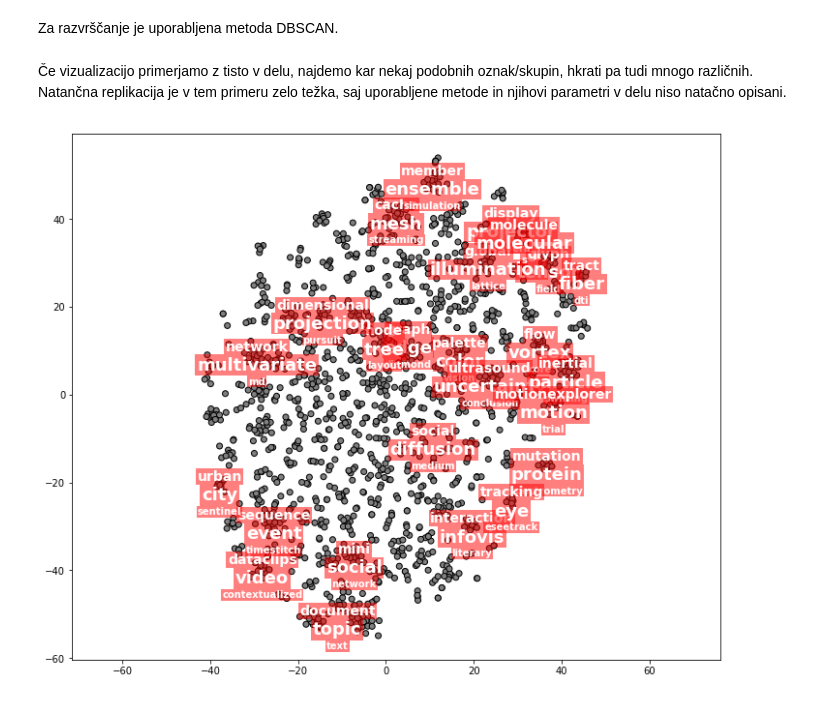
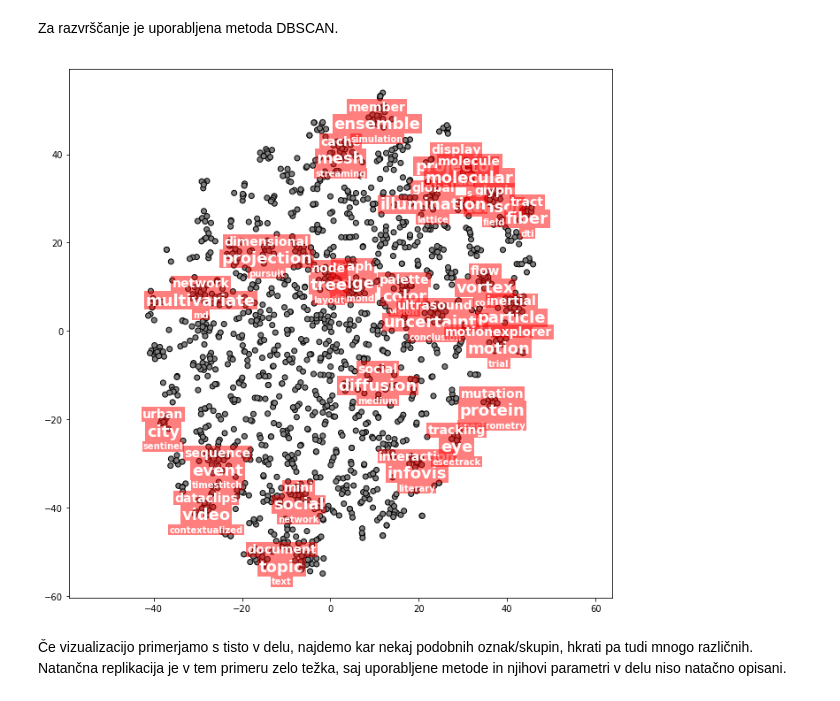
Before and after one commit to simejanko/mag-multidim-proj-visualisation, a Jupyter notebook: showcases/text_exploration.ipynb, the cells around one changed output. Saved outputs shown, nothing was run; the diff lists cells and outputs as text; code cells hidden in the pictures.

```diff
--- a/showcases/text_exploration.ipynb
+++ b/showcases/text_exploration.ipynb
@@ -146,13 +146,14 @@ Za razvrščanje je uporabljena metoda DBSCAN.
 # %%
 dbscan = DBSCAN(eps=0.9, min_samples=5)
 clusters = dbscan.fit_predict(tf_idf_matrix)
+# %%
+%matplotlib inline
+fig, ax = plt.subplots(figsize=(11,11))
+doc_explorer = DocExplorer(method='g2')
+doc_explorer.fit(vis_papers, X_em=X_em, clusters=clusters, ax=ax)
+fig, ax = doc_explorer.plot_static()
+#fig, ax = doc_explorer.plot_interactive(r=5)
+# %% [output]
+[figure, added]
 # %% [markdown]
-Če vizualizacijo primerjamo z tisto v delu, najdemo kar nekaj podobnih oznak/skupin, hkrati pa tudi mnogo različnih. Natančna replikacija je v tem primeru zelo težka, saj uporabljene metode in njihovi parametri v delu niso natačno opisani.
+Če vizualizacijo primerjamo s tisto v delu, najdemo kar nekaj podobnih oznak/skupin, hkrati pa tudi mnogo različnih. Natančna replikacija je v tem primeru zelo težka, saj uporabljene metode in njihovi parametri v delu niso natačno opisani.
-# %%
-%matplotlib inline
-doc_explorer = DocExplorer(method='g2')
-doc_explorer.fit(vis_papers, X_em=X_em, clusters=clusters)
-fig, ax = doc_explorer.plot_static()
-#fig, ax = doc_explorer.plot_interactive(r=5)
-# %% [output]
-[figure, removed]
```
Also changed, not shown: parts of 1 cell of this notebook.
